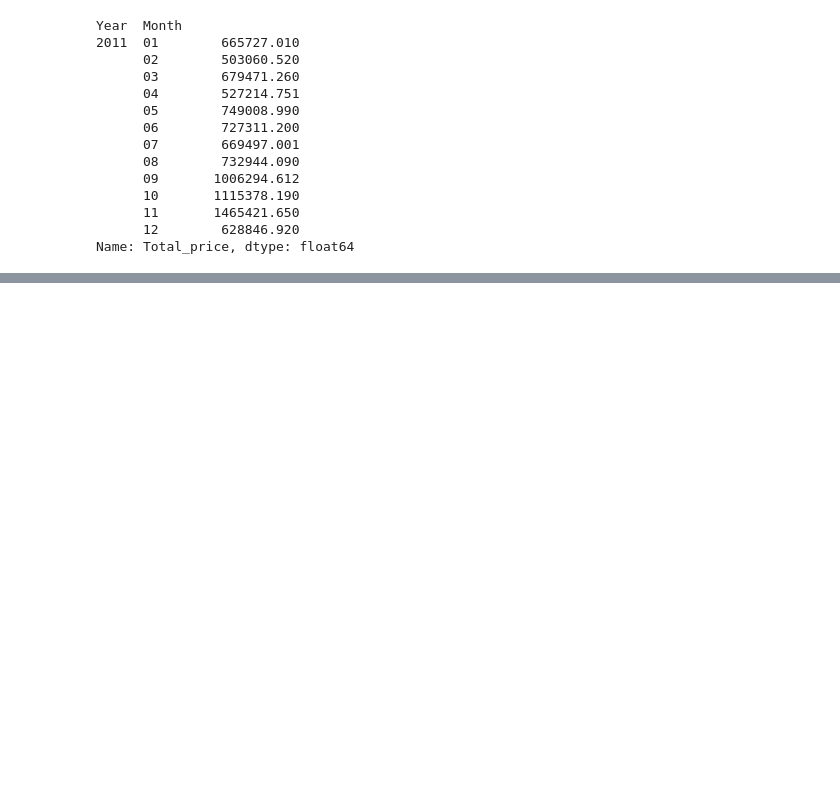
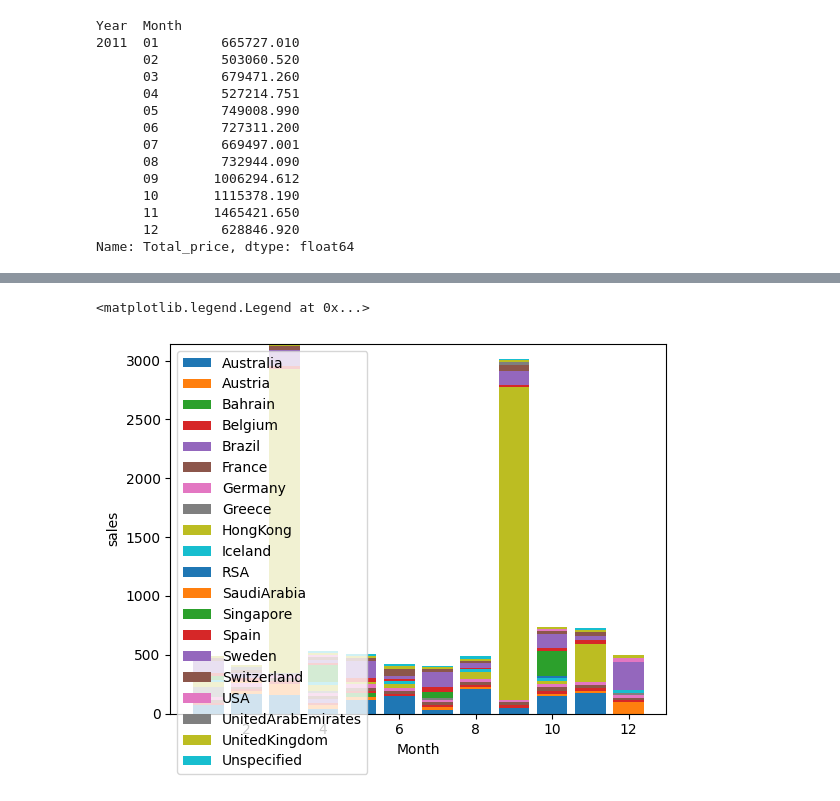
Before and after one commit to kundusandeepan/market_basket_analysis, a Jupyter notebook: Untitled.ipynb, the cells around one changed output, grey strips where cells are left out. Drawn from its saved outputs; the diff is of its cells as text; code cells hidden in the pictures; blank space fills up the shorter version.

```diff
--- a/Untitled.ipynb
+++ b/Untitled.ipynb
@@ -293,0 +389,3 @@ df4.plot(x="Month", y=["Quantity","Total_price"],kind="bar")
+# %%
+df9=df5.pivot_table(index='Month',columns='Country',values='Total_price')
+df9
@@ -293,0 +408,3 @@ df4.plot(x="Month", y=["Quantity","Total_price"],kind="bar")
+# %%
+df10=df9.fillna(0)
+df10
@@ -293,0 +427,4 @@ df4.plot(x="Month", y=["Quantity","Total_price"],kind="bar")
+# %%
+# Creating a 'Sales' column
+df10.insert(loc=1, column="Country", value=df10.sum())
+df10
@@ -293,0 +466,4 @@ df4.plot(x="Month", y=["Quantity","Total_price"],kind="bar")
+# %%
+# to reset the indexing
+df11 = df10.reset_index()
+df11
@@ -293,0 +554,27 @@ df4.plot(x="Month", y=["Quantity","Total_price"],kind="bar")
+# %%
+plt.bar(month,Australia)
+plt.bar(month,Austria,bottom=Australia)
+plt.bar(month,Bahrain,bottom=Australia+Austria)
+plt.bar(month,Belgium,bottom=Australia+Austria+Bahrain)
+plt.bar(month,Brazil,bottom=Australia+Austria+Bahrain+Belgium)
+plt.bar(month,France,bottom=Australia+Austria+Bahrain+Belgium+Brazil)
+plt.bar(month,Germany,bottom=Australia+Austria+Bahrain+Belgium+Brazil+France)
+plt.bar(month,Greece,bottom=Australia+Austria+Bahrain+Belgium+Brazil+France+Germany)
+plt.bar(month,HongKong,bottom=Australia+Austria+Bahrain+Belgium+Brazil+France+Germany+Greece)
+plt.bar(month,Iceland,bottom=Australia+Austria+Bahrain+Belgium+Brazil+France+Germany+Greece+HongKong)
+plt.bar(month,RSA,bottom=Australia+Austria+Bahrain+Belgium+Brazil+France+Germany+Greece+HongKong+Iceland)
+plt.bar(month,SaudiArabia,bottom=Australia+Austria+Bahrain+Belgium+Brazil+France+Germany+Greece+HongKong+Iceland+RSA)
+plt.bar(month,Singapore,bottom=Australia+Austria+Bahrain+Belgium+Brazil+France+Germany+Greece+HongKong+Iceland+RSA+SaudiArabia)
+plt.bar(month,Spain,bottom=Australia+Austria+Bahrain+Belgium+Brazil+France+Germany+Greece+HongKong+Iceland+RSA+SaudiArabia+Singapore)
+plt.bar(month,Sweden,bottom=Australia+Austria+Bahrain+Belgium+Brazil+France+Germany+Greece+HongKong+Iceland+RSA+SaudiArabia+Singapore+Spain)
+plt.bar(month,Switzerland,bottom=Australia+Austria+Bahrain+Belgium+Brazil+France+Germany+Greece+HongKong+Iceland+RSA+SaudiArabia+Singapore+Spain+Sweden)
+plt.bar(month,USA,bottom=Australia+Austria+Bahrain+Belgium+Brazil+France+Germany+Greece+HongKong+Iceland+RSA+SaudiArabia+Singapore+Spain+Sweden+Switzerland)
+plt.bar(month,UnitedArabEmirates,bottom=Australia+Austria+Bahrain+Belgium+Brazil+France+Germany+Greece+HongKong+Iceland+RSA+SaudiArabia+Singapore+Spain+Sweden+Switzerland+USA)
+plt.bar(month,UnitedKingdom,bottom=Australia+Austria+Bahrain+Belgium+Brazil+France+Germany+Greece+HongKong+Iceland+RSA+SaudiArabia+Singapore+Spain+Sweden+Switzerland+USA+UnitedArabEmirates)
+plt.bar(month,Unspecified,bottom=Australia+Austria+Bahrain+Belgium+Brazil+France+Germany+Greece+HongKong+Iceland+RSA+SaudiArabia+Singapore+Spain+Sweden+Switzerland+USA+UnitedArabEmirates+UnitedKingdom)
+plt.xlabel("Month")
+plt.ylabel("sales")
+plt.legend(dflist)
+# %% [output]
+<matplotlib.legend.Legend at 0x...>
+[figure, added]
```
Also changed, not shown: parts of 20 cells of this notebook.
